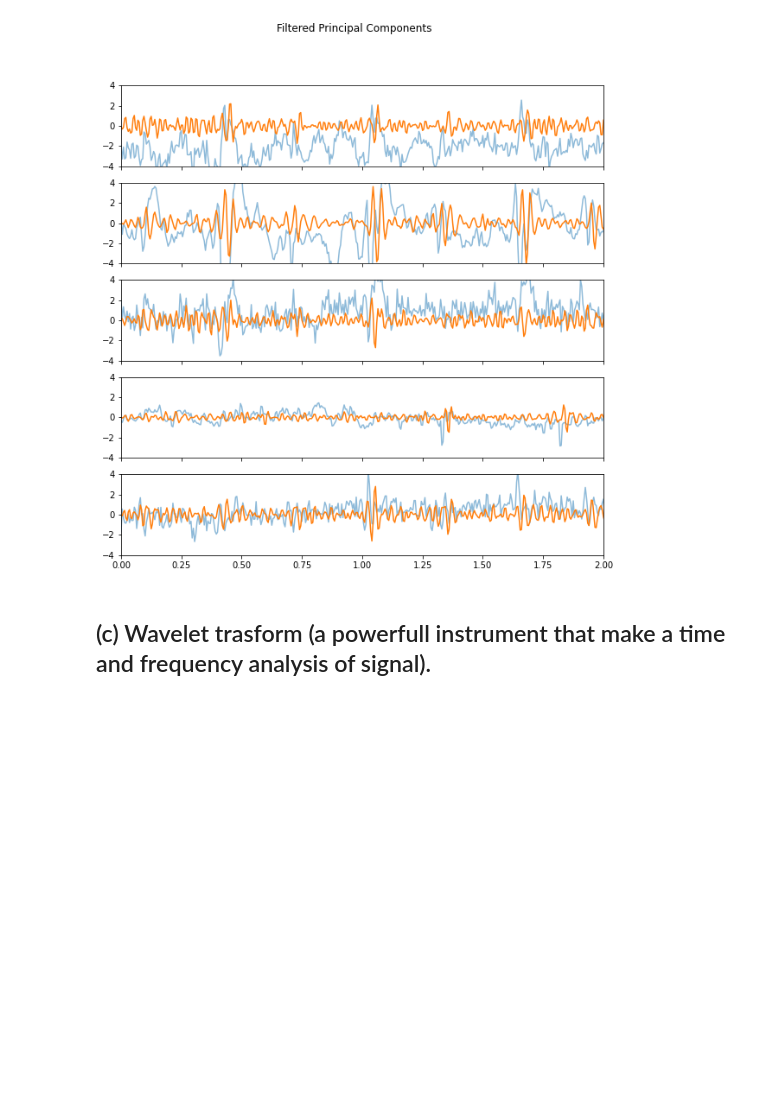
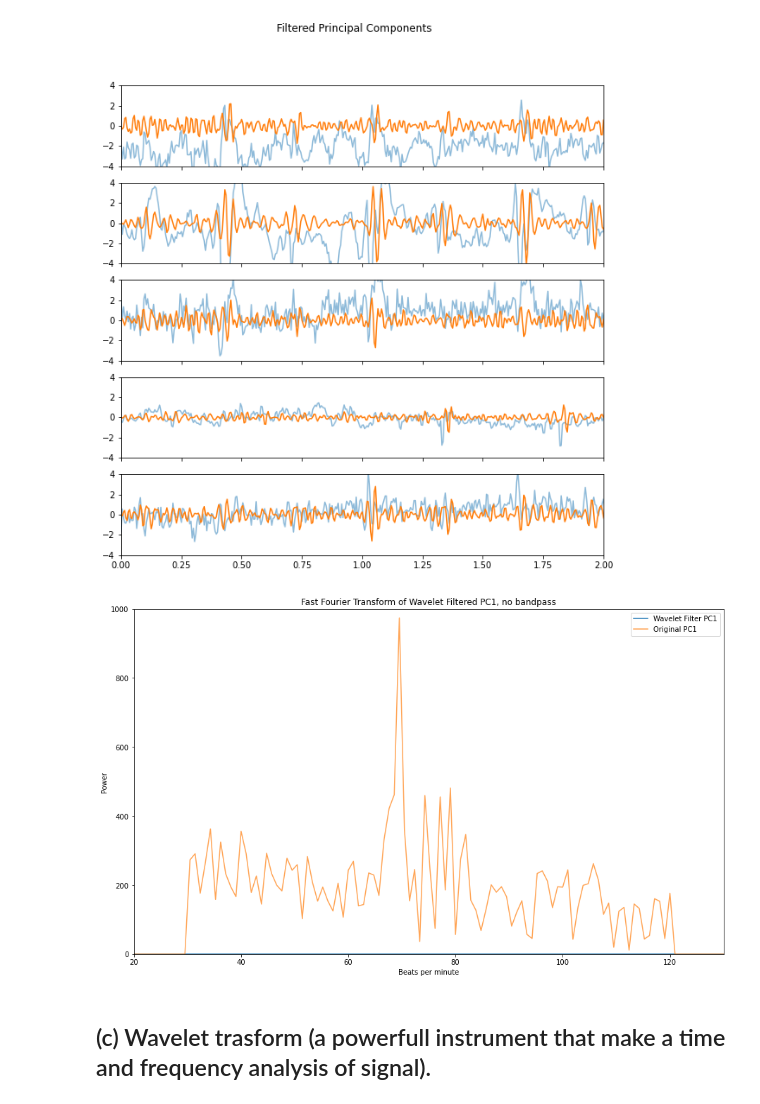
Before and after one commit to AleCapoPhys/HeartRateEstimation, a Jupyter notebook: Project_Clean_data.ipynb, the cells around one changed output. Cells and saved outputs as stored; diff of their text form; code cells hidden in the pictures; blank space fills up the shorter version.

Commit message:
Filter pipeline added

```diff
--- a/Project_Clean_data.ipynb
+++ b/Project_Clean_data.ipynb
@@ -469,6 +467,21 @@ for i,axes in enumerate(axs):
     axs[i].set_ylim([-4,4])
 # %% [output]
 [figure]
+# %%
+testplot = np.abs(np.fft.rfft(filtered_PC1))
+
+plt.figure(figsize=(15, 9))
+plt.plot(freq_FFT*60, testplot, label='Wavelet Filter PC1')
+plt.plot(freq_FFT*60, FFTs['PC1'], label='Original PC1', alpha=0.7)
+plt.xlim([min_f*60-10, max_f*60+10])
+plt.ylim([0, 1000])
+plt.xlabel('Beats per minute')
+plt.ylabel('Power')
+plt.title('Fast Fourier Transform of Wavelet Filtered PC1, no bandpass')
+plt.legend()
+plt.show()
+# %% [output]
+[figure, added]
 # %%
 #empty cell, do not delete, just edit
 # %%
```
Also changed, not shown: parts of 7 cells of this notebook.
